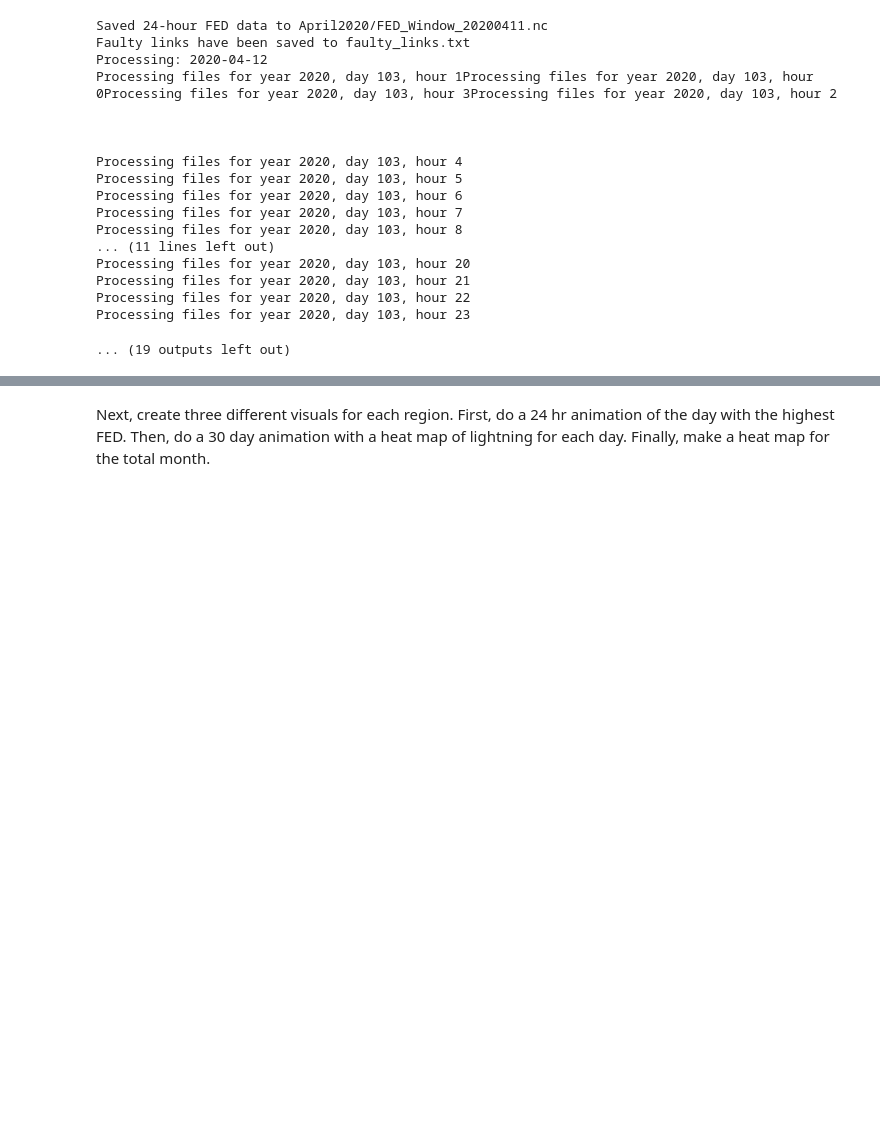
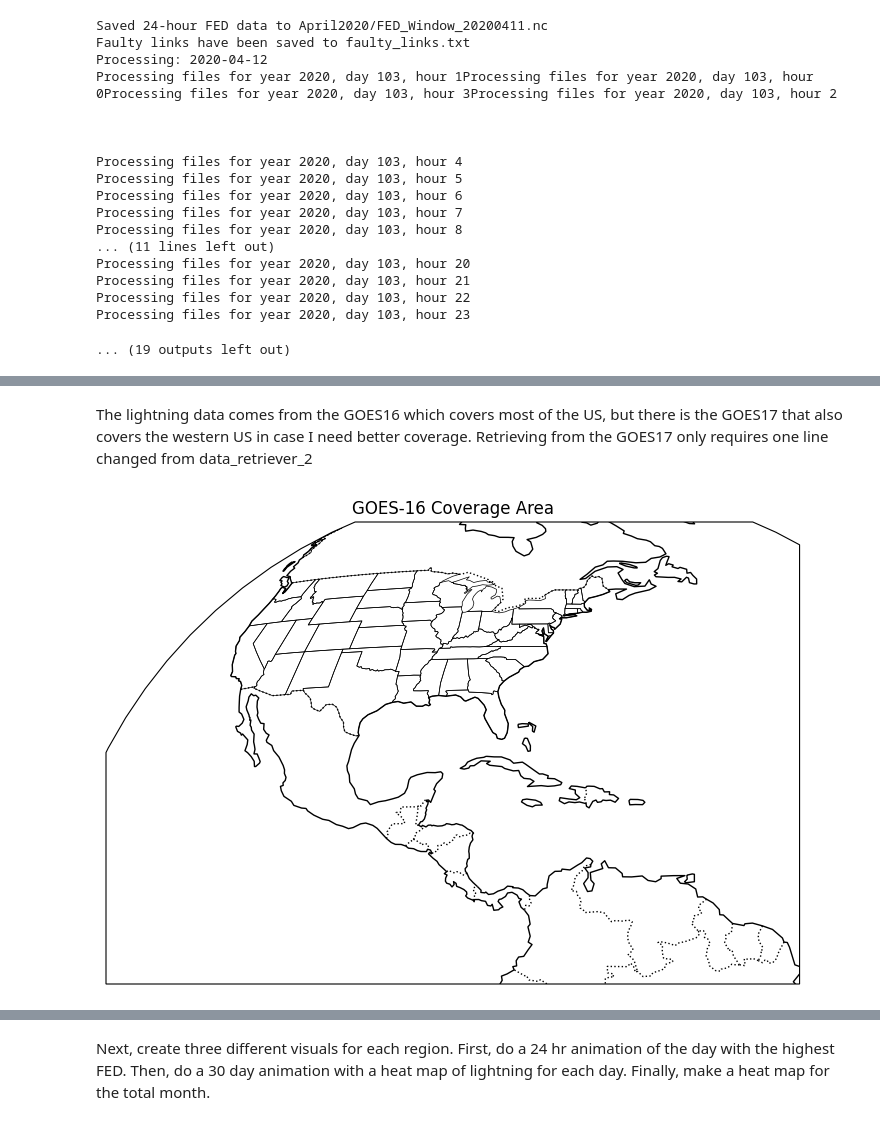
Before and after one commit to amousso3/LightningResearch2024, a Jupyter notebook: lightning/data_collection/lightning_eda.ipynb, the cells around one changed output, grey strips where cells are left out. Cells and saved outputs as stored; diff of their text form; code cells hidden in the pictures; blank space fills up the shorter version.

```diff
--- a/lightning/data_collection/lightning_eda.ipynb
+++ b/lightning/data_collection/lightning_eda.ipynb
@@ -276,0 +367,18 @@ april_fed_total = xr.concat(april_fed,'time')
+# %% [markdown]
+The lightning data comes from the GOES16 which covers most of the US, but there is the GOES17 that also covers the western US in case I need better coverage. Retrieving from the GOES17 only requires one line changed from data_retriever_2
+# %%
+import matplotlib.pyplot as plt
+import cartopy.crs as ccrs
+import cartopy.feature as cfeature
+
+fig, ax = plt.subplots(figsize=(10,6), subplot_kw={'projection': ccrs.Geostationary(central_longitude=-75)})
+
+ax.set_extent([-130, -50, 0, 60], crs=ccrs.PlateCarree())  # Approximate GOES-16 coverage
+ax.add_feature(cfeature.COASTLINE)
+ax.add_feature(cfeature.BORDERS, linestyle=":")
+ax.add_feature(cfeature.STATES, linewidth=0.5, edgecolor="black")
+
+plt.title("GOES-16 Coverage Area")
+plt.show()
+# %% [output]
+[figure, added]
```
Also changed, not shown: parts of 10 cells of this notebook.
